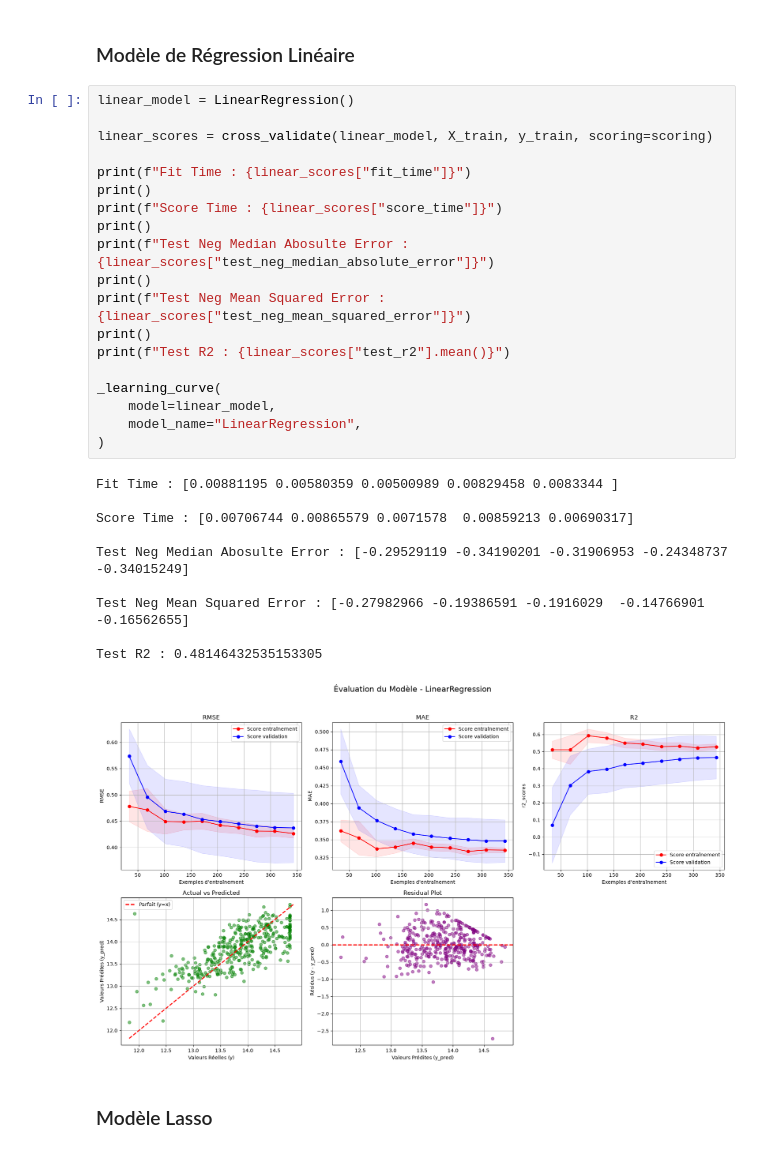
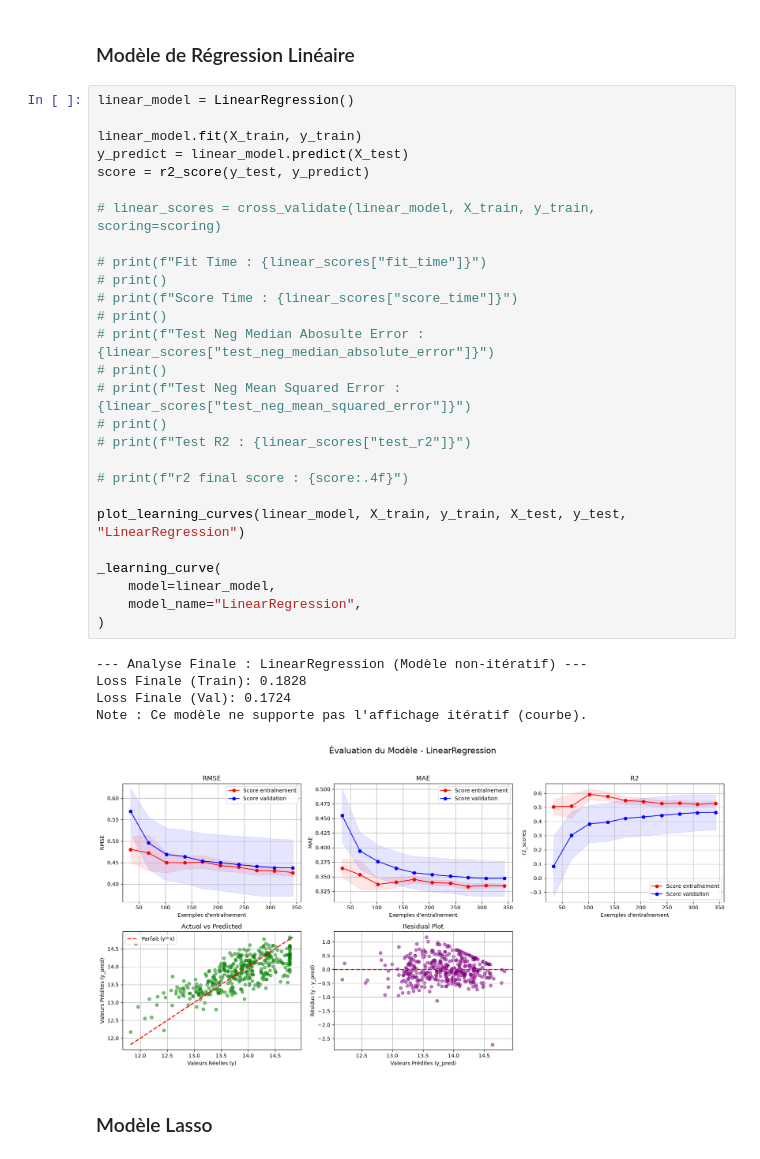
Before and after one commit to Luckson-dev/rent-prediction, a Jupyter notebook: notebooks/05_model_experiments.ipynb, the cells around one changed output. Saved outputs shown, nothing was run; the diff lists cells and outputs as text.

```diff
--- a/notebooks/05_model_experiments.ipynb
+++ b/notebooks/05_model_experiments.ipynb
@@ -260,33 +233,36 @@ def _learning_curve(model, model_name, X=X_train, y=y_train):
 # %%
 linear_model = LinearRegression()
 
-linear_scores = cross_validate(linear_model, X_train, y_train, scoring=scoring)
+linear_model.fit(X_train, y_train)
+y_predict = linear_model.predict(X_test)
+score = r2_score(y_test, y_predict)
 
-print(f"Fit Time : {linear_scores["fit_time"]}")
-print()
-print(f"Score Time : {linear_scores["score_time"]}")
-print()
-print(f"Test Neg Median Abosulte Error : {linear_scores["test_neg_median_absolute_error"]}")
-print()
-print(f"Test Neg Mean Squared Error : {linear_scores["test_neg_mean_squared_error"]}")
-print()
-print(f"Test R2 : {linear_scores["test_r2"].mean()}")
+# linear_scores = cross_validate(linear_model, X_train, y_train, scoring=scoring)
+
+# print(f"Fit Time : {linear_scores["fit_time"]}")
+# print()
+# print(f"Score Time : {linear_scores["score_time"]}")
+# print()
+# print(f"Test Neg Median Abosulte Error : {linear_scores["test_neg_median_absolute_error"]}")
+# print()
+# print(f"Test Neg Mean Squared Error : {linear_scores["test_neg_mean_squared_error"]}")
+# print()
+# print(f"Test R2 : {linear_scores["test_r2"]}")
+
+# print(f"r2 final score : {score:.4f}")
+
+plot_learning_curves(linear_model, X_train, y_train, X_test, y_test, "LinearRegression")
 
 _learning_curve(
     model=linear_model,
     model_name="LinearRegression",
 )
 # %% [output]
-Fit Time : [0.00881195 0.00580359 0.00500989 0.00829458 0.0083344 ]
-
-Score Time : [0.00706744 0.00865579 0.0071578  0.00859213 0.00690317]
-
-Test Neg Median Abosulte Error : [-0.29529119 -0.34190201 -0.31906953 -0.24348737 -0.34015249]
-
-Test Neg Mean Squared Error : [-0.27982966 -0.19386591 -0.1916029  -0.14766901 -0.16562655]
-
-Test R2 : 0.48146432535153305
+--- Analyse Finale : LinearRegression (Modèle non-itératif) ---
+Loss Finale (Train): 0.1828
+Loss Finale (Val): 0.1724
+Note : Ce modèle ne supporte pas l'affichage itératif (courbe).
-[figure, old version]
+[figure, new version]
 # %% [markdown]
 ### Modèle Lasso
 # %%
```
Also changed, not shown: parts of 8 cells of this notebook, 9 other files.
